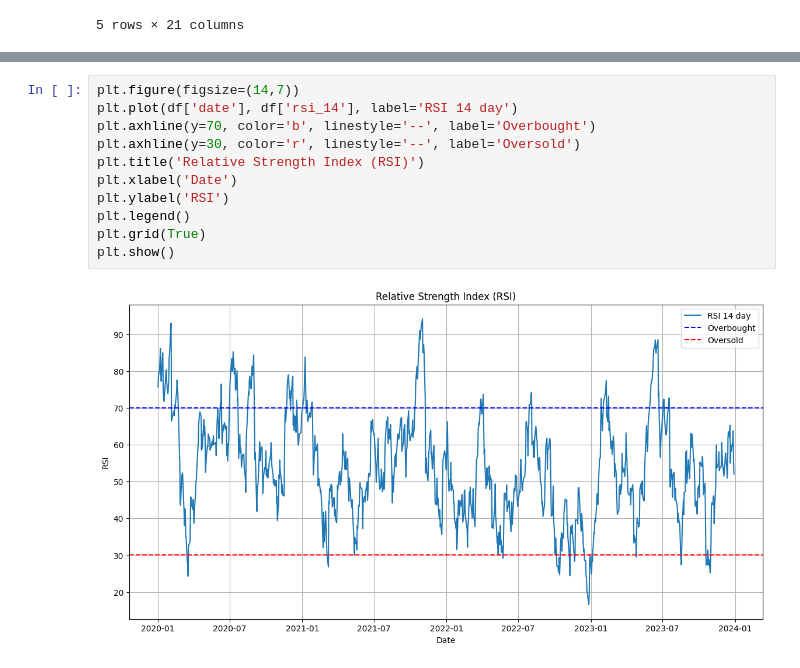
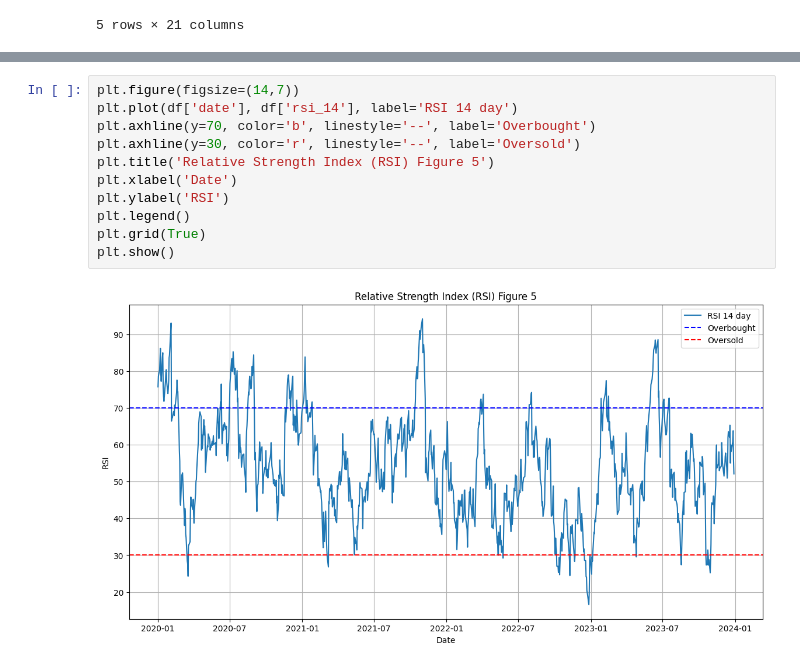
Before and after one commit to JasonMorris1/CSE151_Tesla_Stock_Prediction, a Jupyter notebook: addtional_charts.ipynb, the cells around one changed output, grey strips where cells are left out. Cells and saved outputs as stored; diff of their text form.

```diff
--- a/addtional_charts.ipynb
+++ b/addtional_charts.ipynb
@@ -76,13 +76,13 @@ plt.show()
 # %%
 plt.figure(figsize=(14,7))
 plt.plot(df['date'], df['rsi_14'], label='RSI 14 day')
 plt.axhline(y=70, color='b', linestyle='--', label='Overbought')
 plt.axhline(y=30, color='r', linestyle='--', label='Oversold')
-plt.title('Relative Strength Index (RSI)')
+plt.title('Relative Strength Index (RSI) Figure 5')
 plt.xlabel('Date')
 plt.ylabel('RSI')
 plt.legend()
 plt.grid(True)
 plt.show()
 # %% [output]
-[figure, old version]
+[figure, new version]
```
Also changed, not shown: parts of 2 cells of this notebook, 6 other files.
